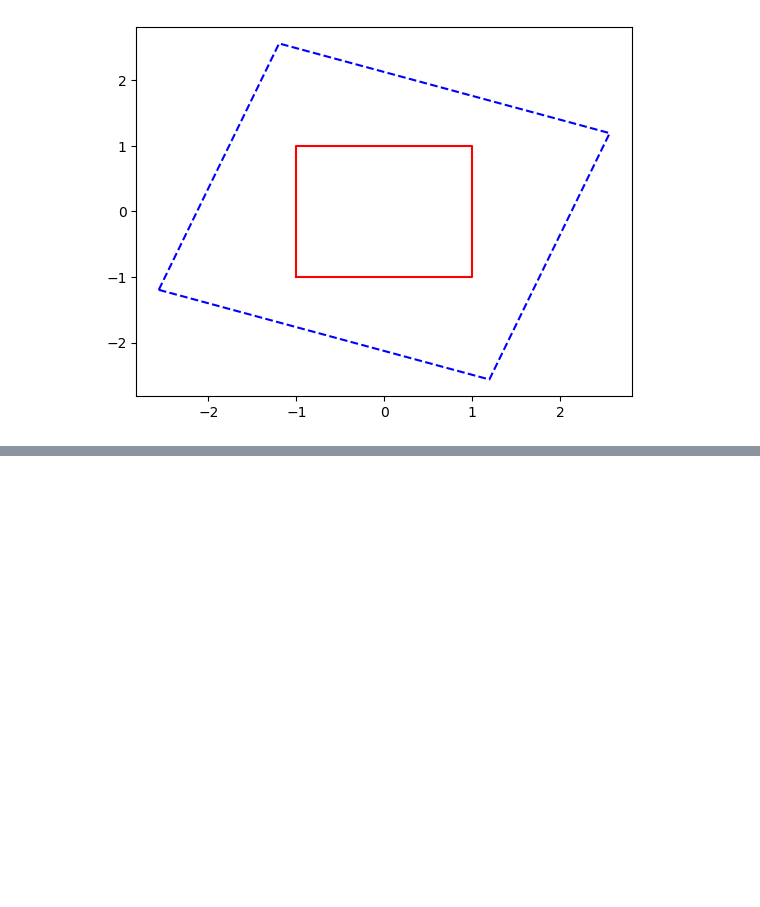
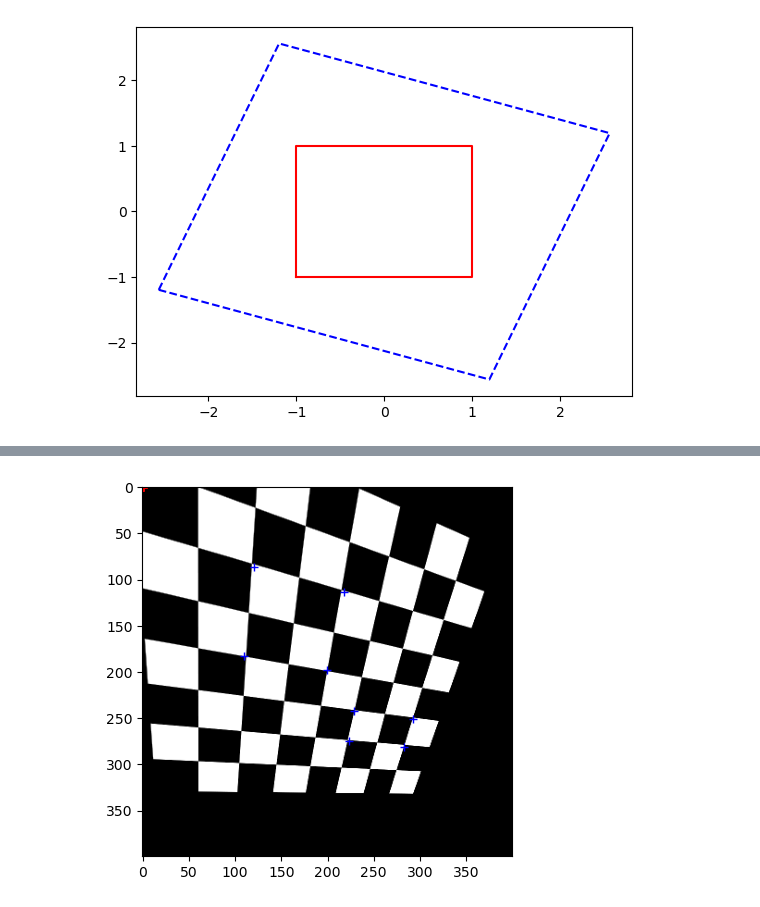
Before and after one commit to lamiselsayed/Computer-Vision-Repository, a Jupyter notebook: Quiz 02 Practice.ipynb, the cells around one changed output, grey strips where cells are left out. Cells and saved outputs as stored; diff of their text form; code cells hidden in the pictures; blank space fills up the shorter version.

```diff
--- a/Quiz 02 Practice.ipynb
+++ b/Quiz 02 Practice.ipynb
@@ -178,0 +208,9 @@ plt.plot(new_pts[:,0], new_pts[:,1], color='b', linestyle='dashed')
+# %%
+new2 = cv2.warpPerspective(pts1.T.reshape(-1,1,2).astype(np.float32), H, (pts1.shape[1], pts1.shape[0]))
+
+plt.imshow(image2, cmap='gray')
+plt.plot(new2[:,:,0], new2[:,:,1],'r+')
+plt.plot(pts2[0,:], pts2[1,:],'b+')
+plt.show()
+# %% [output]
+[figure, added]
```
Also changed, not shown: parts of 4 cells of this notebook, 1 other file.
